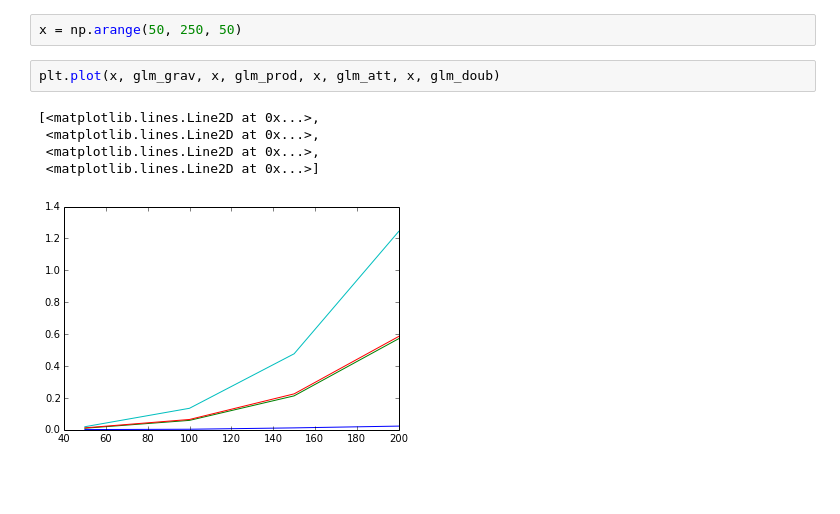
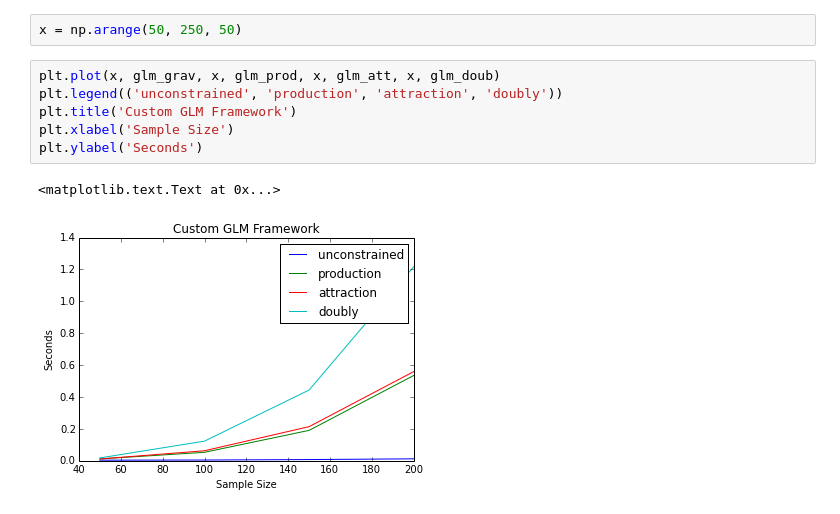
Before and after one commit to pysal/spint, a Jupyter notebook: glm_speed.ipynb, the cells around one changed output. Drawn from its saved outputs; the diff is of its cells as text; blank space fills up the shorter version.

Commit message:
update graphs

```diff
--- a/glm_speed.ipynb
+++ b/glm_speed.ipynb
@@ -127,11 +113,12 @@ done doub
 x = np.arange(50, 250, 50)
 # %%
 plt.plot(x, glm_grav, x, glm_prod, x, glm_att, x, glm_doub)
+plt.legend(('unconstrained', 'production', 'attraction', 'doubly'))
+plt.title('Custom GLM Framework')
+plt.xlabel('Sample Size')
+plt.ylabel('Seconds')
 # %% [output]
-[<matplotlib.lines.Line2D at 0x...>,
- <matplotlib.lines.Line2D at 0x...>,
- <matplotlib.lines.Line2D at 0x...>,
- <matplotlib.lines.Line2D at 0x...>]
+<matplotlib.text.Text at 0x...>
-[figure, old version]
+[figure, new version]
 # %%
 plt.plot(x, smglm_grav, x, smglm_prod, x, smglm_att, x, smglm_doub)
```
Also changed, not shown: parts of 3 cells of this notebook.
